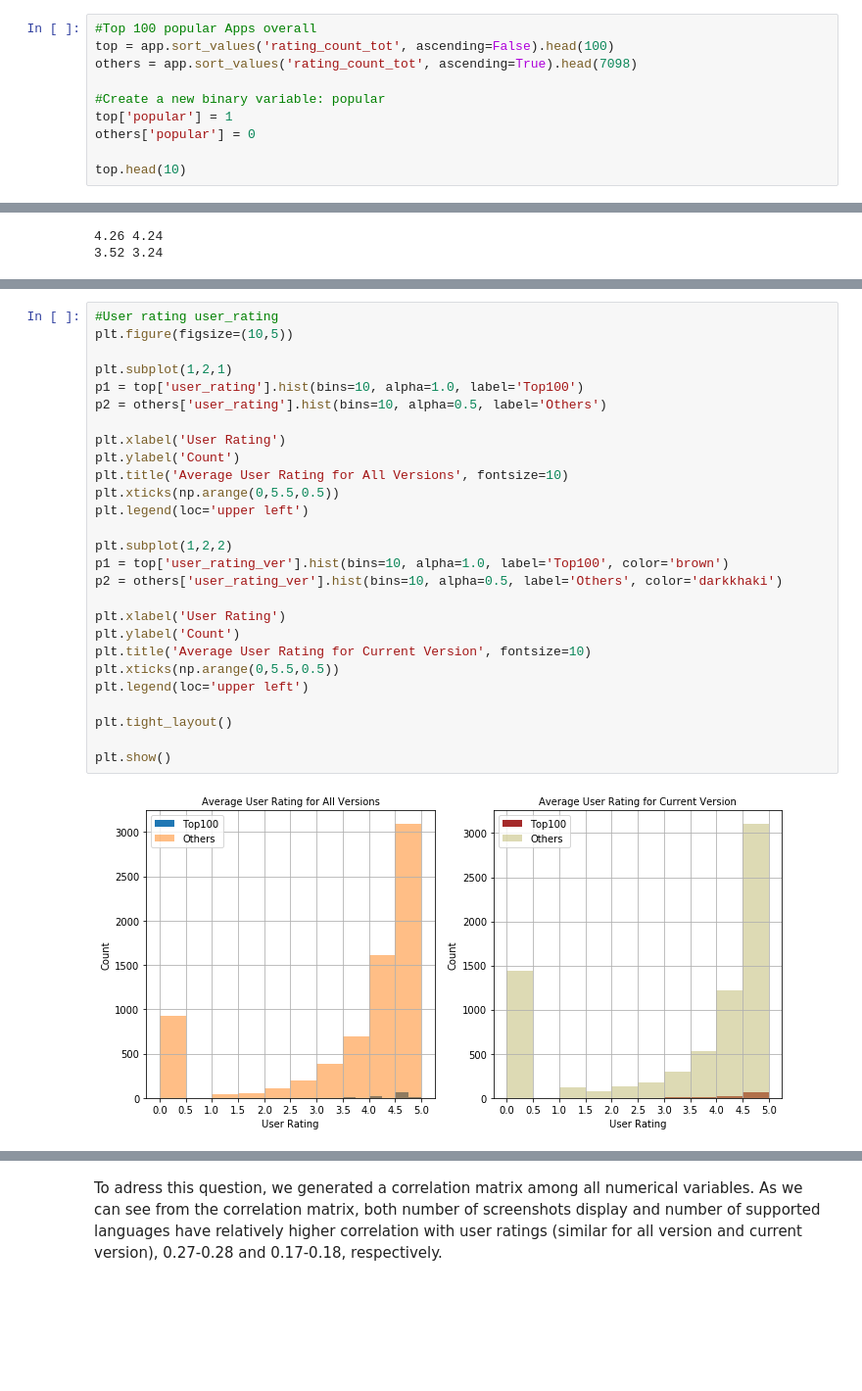
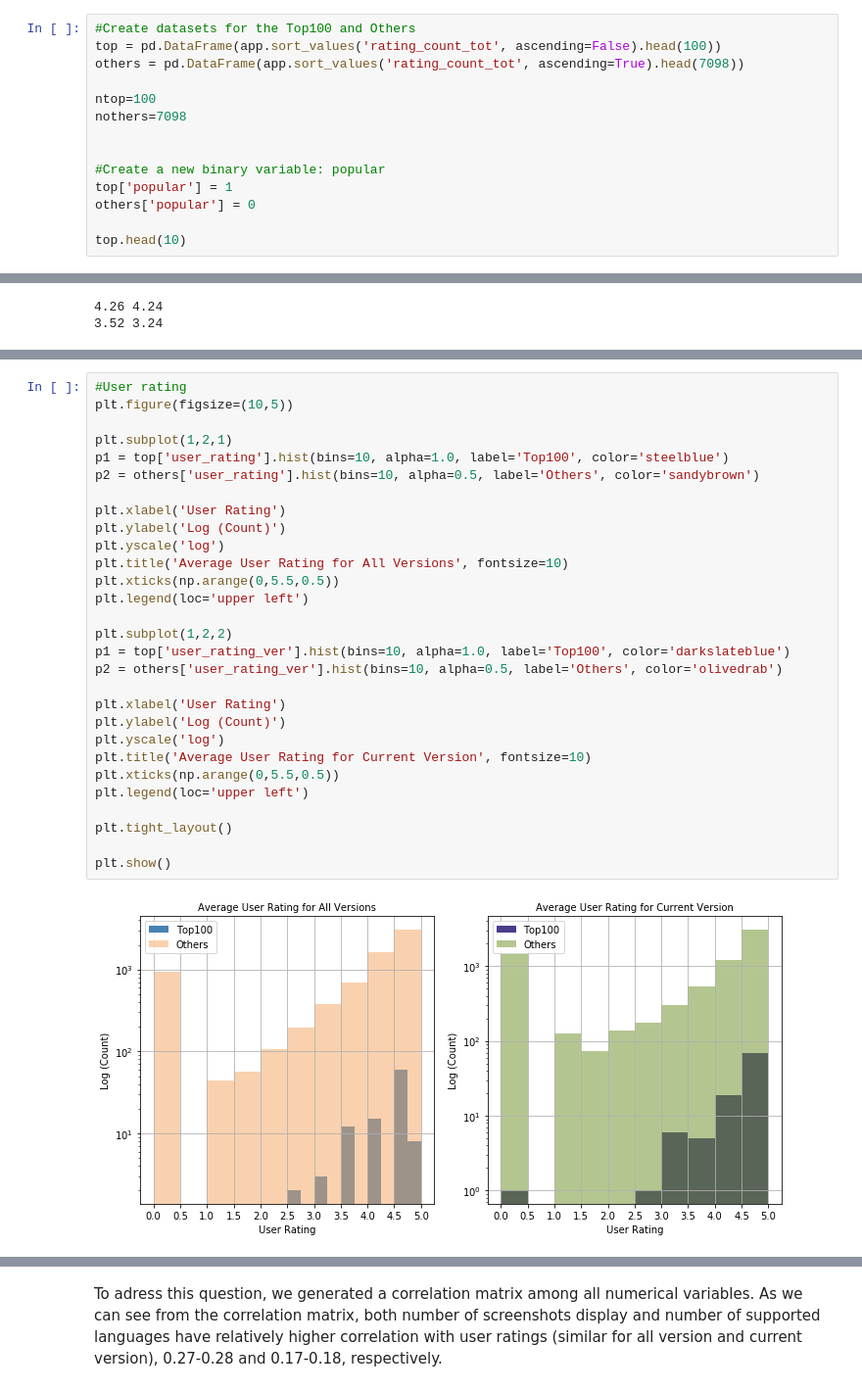
Before and after one commit to snowbright/Thinkful, a Jupyter notebook: Capstone1-Analytic Report and Research Proposal_draft.ipynb, the cells around one changed output, grey strips where cells are left out. Shown: that part at 98% size. Saved outputs shown, nothing was run; the diff lists cells and outputs as text; blank space fills up the shorter version.

```diff
--- a/Capstone1-Analytic Report and Research Proposal_draft.ipynb
+++ b/Capstone1-Analytic Report and Research Proposal_draft.ipynb
@@ -193,7 +181,11 @@ plt.show()
 # %%
-#Top 100 popular Apps overall
-top = app.sort_values('rating_count_tot', ascending=False).head(100)
-others = app.sort_values('rating_count_tot', ascending=True).head(7098)
+#Create datasets for the Top100 and Others
+top = pd.DataFrame(app.sort_values('rating_count_tot', ascending=False).head(100))
+others = pd.DataFrame(app.sort_values('rating_count_tot', ascending=True).head(7098))
+
+ntop=100
+nothers=7098
+
 
 #Create a new binary variable: popular
 top['popular'] = 1
@@ -303,29 +291,31 @@ As we can see from the plots, ratings for all versions and current version follo
 # %%
-#User rating user_rating
+#User rating
 plt.figure(figsize=(10,5))
 
 plt.subplot(1,2,1)
-p1 = top['user_rating'].hist(bins=10, alpha=1.0, label='Top100')
-p2 = others['user_rating'].hist(bins=10, alpha=0.5, label='Others')
+p1 = top['user_rating'].hist(bins=10, alpha=1.0, label='Top100', color='steelblue')
+p2 = others['user_rating'].hist(bins=10, alpha=0.5, label='Others', color='sandybrown')
 
 plt.xlabel('User Rating')
-plt.ylabel('Count')
+plt.ylabel('Log (Count)')
+plt.yscale('log')
 plt.title('Average User Rating for All Versions', fontsize=10)
 plt.xticks(np.arange(0,5.5,0.5))
 plt.legend(loc='upper left')
 
 plt.subplot(1,2,2)
-p1 = top['user_rating_ver'].hist(bins=10, alpha=1.0, label='Top100', color='brown')
-p2 = others['user_rating_ver'].hist(bins=10, alpha=0.5, label='Others', color='darkkhaki')
+p1 = top['user_rating_ver'].hist(bins=10, alpha=1.0, label='Top100', color='darkslateblue')
+p2 = others['user_rating_ver'].hist(bins=10, alpha=0.5, label='Others', color='olivedrab')
 
 plt.xlabel('User Rating')
-plt.ylabel('Count')
+plt.ylabel('Log (Count)')
+plt.yscale('log')
 plt.title('Average User Rating for Current Version', fontsize=10)
 plt.xticks(np.arange(0,5.5,0.5))
 plt.legend(loc='upper left')
 
 plt.tight_layout()
 
 plt.show()
 # %% [output]
-[figure, old version]
+[figure, new version]
```
Also changed, not shown: parts of 47 cells of this notebook.
